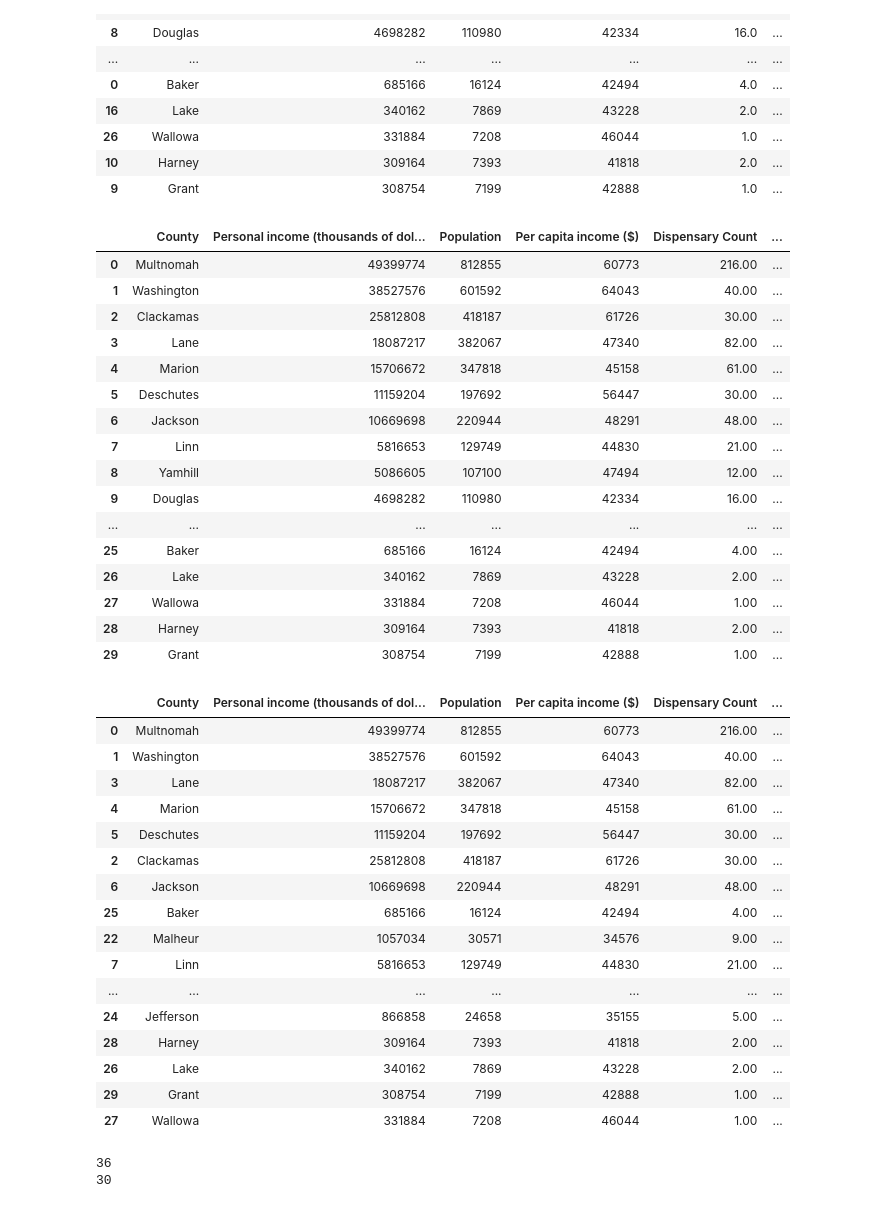
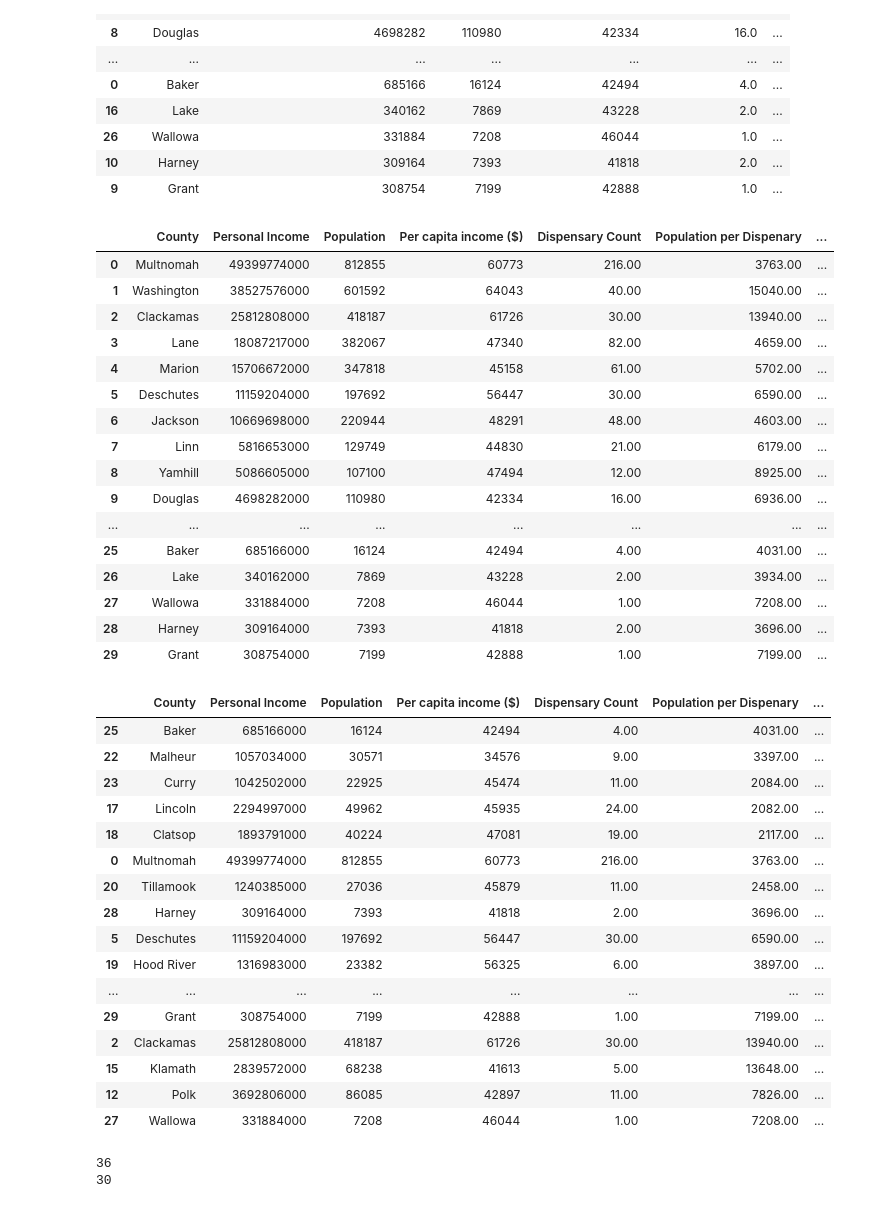
Before and after one commit to theesacker/Cannabis-Opportunity-Analysis, a Jupyter notebook: python/leos_notebook.ipynb, the cells around one changed output. Drawn from its saved outputs; the diff is of its cells as text; code cells hidden in the pictures.

Commit message:
Clean up personal income column. multiplied by 1000

```diff
--- a/python/leos_notebook.ipynb
+++ b/python/leos_notebook.ipynb
@@ -270,47 +270,48 @@ sorted_county
 | 10 | Harney | 309164 | 7393 | 41818 | 2.0 | ... |
 | 9 | Grant | 308754 | 7199 | 42888 | 1.0 | ... |
 # %%
-merged_county_with_sales = sorted_county.merge(county_sales_nineteen, on="County", how="left")
+merged_county_with_sales = sorted_county.merge(county_sales_nineteen, on="County", how="left").rename(columns={"Personal income (thousands of dollars)":"Personal Income"})
 merged_county_with_sales["Sales per Capita"] = merged_county_with_sales["Sales"] / merged_county_with_sales["Population"]
+merged_county_with_sales["Personal Income"] = merged_county_with_sales["Personal Income"] * 1000
 merged_county_with_sales
 # %% [output]
-|  | County | Personal income (thousands of dol... | Population | Per capita income ($) | Dispensary Count | ... |
-| 0 | Multnomah | 49399774 | 812855 | 60773 | 216.00 | ... |
-| 1 | Washington | 38527576 | 601592 | 64043 | 40.00 | ... |
-| 2 | Clackamas | 25812808 | 418187 | 61726 | 30.00 | ... |
-| 3 | Lane | 18087217 | 382067 | 47340 | 82.00 | ... |
-| 4 | Marion | 15706672 | 347818 | 45158 | 61.00 | ... |
-| 5 | Deschutes | 11159204 | 197692 | 56447 | 30.00 | ... |
-| 6 | Jackson | 10669698 | 220944 | 48291 | 48.00 | ... |
-| 7 | Linn | 5816653 | 129749 | 44830 | 21.00 | ... |
-| 8 | Yamhill | 5086605 | 107100 | 47494 | 12.00 | ... |
-| 9 | Douglas | 4698282 | 110980 | 42334 | 16.00 | ... |
-| ... | ... | ... | ... | ... | ... | ... |
-| 25 | Baker | 685166 | 16124 | 42494 | 4.00 | ... |
-| 26 | Lake | 340162 | 7869 | 43228 | 2.00 | ... |
-| 27 | Wallowa | 331884 | 7208 | 46044 | 1.00 | ... |
-| 28 | Harney | 309164 | 7393 | 41818 | 2.00 | ... |
-| 29 | Grant | 308754 | 7199 | 42888 | 1.00 | ... |
+|  | County | Personal Income | Population | Per capita income ($) | Dispensary Count | Population per Dispenary | ... |
+| 0 | Multnomah | 49399774000 | 812855 | 60773 | 216.00 | 3763.00 | ... |
+| 1 | Washington | 38527576000 | 601592 | 64043 | 40.00 | 15040.00 | ... |
+| 2 | Clackamas | 25812808000 | 418187 | 61726 | 30.00 | 13940.00 | ... |
+| 3 | Lane | 18087217000 | 382067 | 47340 | 82.00 | 4659.00 | ... |
+| 4 | Marion | 15706672000 | 347818 | 45158 | 61.00 | 5702.00 | ... |
+| 5 | Deschutes | 11159204000 | 197692 | 56447 | 30.00 | 6590.00 | ... |
+| 6 | Jackson | 10669698000 | 220944 | 48291 | 48.00 | 4603.00 | ... |
+| 7 | Linn | 5816653000 | 129749 | 44830 | 21.00 | 6179.00 | ... |
+| 8 | Yamhill | 5086605000 | 107100 | 47494 | 12.00 | 8925.00 | ... |
+| 9 | Douglas | 4698282000 | 110980 | 42334 | 16.00 | 6936.00 | ... |
+| ... | ... | ... | ... | ... | ... | ... | ... |
+| 25 | Baker | 685166000 | 16124 | 42494 | 4.00 | 4031.00 | ... |
+| 26 | Lake | 340162000 | 7869 | 43228 | 2.00 | 3934.00 | ... |
+| 27 | Wallowa | 331884000 | 7208 | 46044 | 1.00 | 7208.00 | ... |
+| 28 | Harney | 309164000 | 7393 | 41818 | 2.00 | 3696.00 | ... |
+| 29 | Grant | 308754000 | 7199 | 42888 | 1.00 | 7199.00 | ... |
 # %%
-merged_county_with_sales.sort_values("Sales", ascending=False)
+merged_county_with_sales.sort_values("Sales per Capita", ascending=False)
 # %% [output]
-|  | County | Personal income (thousands of dol... | Population | Per capita income ($) | Dispensary Count | ... |
-| 0 | Multnomah | 49399774 | 812855 | 60773 | 216.00 | ... |
-| 1 | Washington | 38527576 | 601592 | 64043 | 40.00 | ... |
-| 3 | Lane | 18087217 | 382067 | 47340 | 82.00 | ... |
-| 4 | Marion | 15706672 | 347818 | 45158 | 61.00 | ... |
-| 5 | Deschutes | 11159204 | 197692 | 56447 | 30.00 | ... |
-| 2 | Clackamas | 25812808 | 418187 | 61726 | 30.00 | ... |
-| 6 | Jackson | 10669698 | 220944 | 48291 | 48.00 | ... |
-| 25 | Baker | 685166 | 16124 | 42494 | 4.00 | ... |
-| 22 | Malheur | 1057034 | 30571 | 34576 | 9.00 | ... |
-| 7 | Linn | 5816653 | 129749 | 44830 | 21.00 | ... |
-| ... | ... | ... | ... | ... | ... | ... |
-| 24 | Jefferson | 866858 | 24658 | 35155 | 5.00 | ... |
-| 28 | Harney | 309164 | 7393 | 41818 | 2.00 | ... |
-| 26 | Lake | 340162 | 7869 | 43228 | 2.00 | ... |
-| 29 | Grant | 308754 | 7199 | 42888 | 1.00 | ... |
-| 27 | Wallowa | 331884 | 7208 | 46044 | 1.00 | ... |
+|  | County | Personal Income | Population | Per capita income ($) | Dispensary Count | Population per Dispenary | ... |
+| 25 | Baker | 685166000 | 16124 | 42494 | 4.00 | 4031.00 | ... |
+| 22 | Malheur | 1057034000 | 30571 | 34576 | 9.00 | 3397.00 | ... |
+| 23 | Curry | 1042502000 | 22925 | 45474 | 11.00 | 2084.00 | ... |
+| 17 | Lincoln | 2294997000 | 49962 | 45935 | 24.00 | 2082.00 | ... |
+| 18 | Clatsop | 1893791000 | 40224 | 47081 | 19.00 | 2117.00 | ... |
+| 0 | Multnomah | 49399774000 | 812855 | 60773 | 216.00 | 3763.00 | ... |
+| 20 | Tillamook | 1240385000 | 27036 | 45879 | 11.00 | 2458.00 | ... |
+| 28 | Harney | 309164000 | 7393 | 41818 | 2.00 | 3696.00 | ... |
+| 5 | Deschutes | 11159204000 | 197692 | 56447 | 30.00 | 6590.00 | ... |
+| 19 | Hood River | 1316983000 | 23382 | 56325 | 6.00 | 3897.00 | ... |
+| ... | ... | ... | ... | ... | ... | ... | ... |
+| 29 | Grant | 308754000 | 7199 | 42888 | 1.00 | 7199.00 | ... |
+| 2 | Clackamas | 25812808000 | 418187 | 61726 | 30.00 | 13940.00 | ... |
+| 15 | Klamath | 2839572000 | 68238 | 41613 | 5.00 | 13648.00 | ... |
+| 12 | Polk | 3692806000 | 86085 | 42897 | 11.00 | 7826.00 | ... |
+| 27 | Wallowa | 331884000 | 7208 | 46044 | 1.00 | 7208.00 | ... |
 # %%
 print(len(county_per_cap_income_df))
 print(len(dispo_by_county))
```
